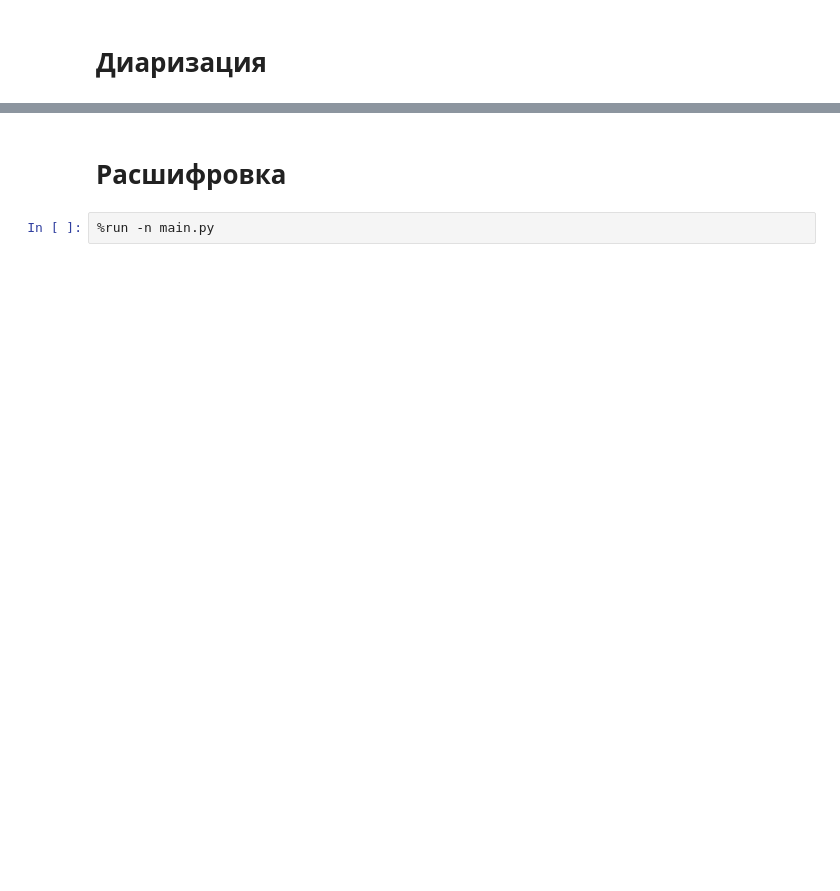
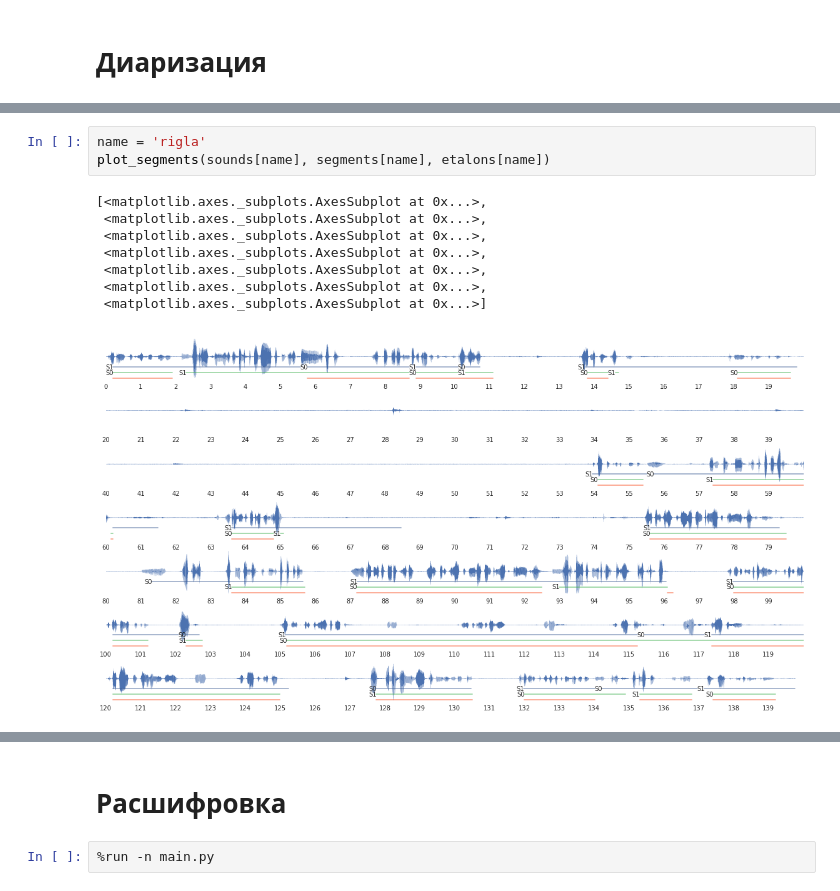
Before and after one commit to kuk/analyze-callcenter, a Jupyter notebook: notes.ipynb, the cells around one changed output, grey strips where cells are left out. Drawn from its saved outputs; the diff is of its cells as text; blank space fills up the shorter version.

```diff
--- a/notes.ipynb
+++ b/notes.ipynb
@@ -29,0 +47,12 @@ plot_segments(sound, segments2, etalon)
+# %%
+name = 'rigla'
+plot_segments(sounds[name], segments[name], etalons[name])
+# %% [output]
+[<matplotlib.axes._subplots.AxesSubplot at 0x...>,
+ <matplotlib.axes._subplots.AxesSubplot at 0x...>,
+ <matplotlib.axes._subplots.AxesSubplot at 0x...>,
+ <matplotlib.axes._subplots.AxesSubplot at 0x...>,
+ <matplotlib.axes._subplots.AxesSubplot at 0x...>,
+ <matplotlib.axes._subplots.AxesSubplot at 0x...>,
+ <matplotlib.axes._subplots.AxesSubplot at 0x...>]
+[figure, added]
```
Also changed, not shown: parts of 12 cells of this notebook, 21 other files.
